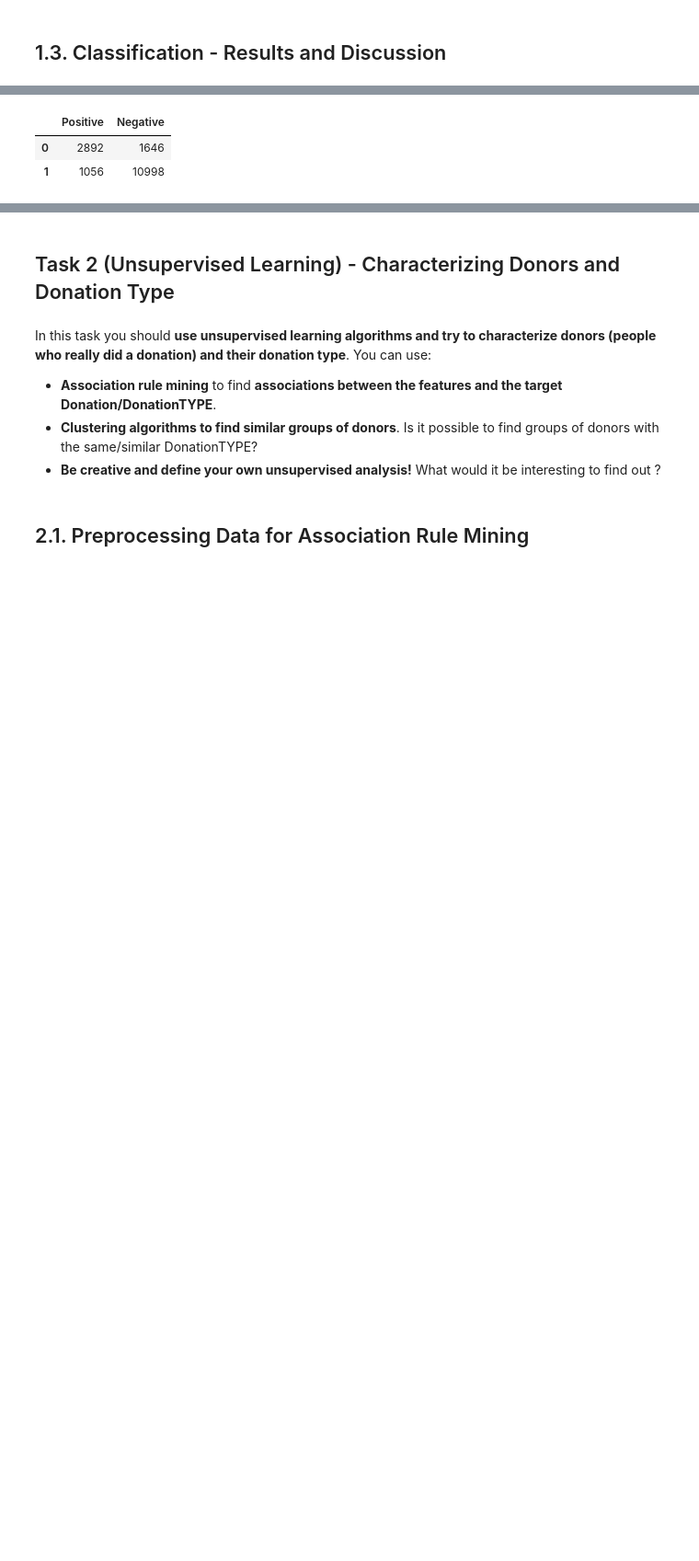
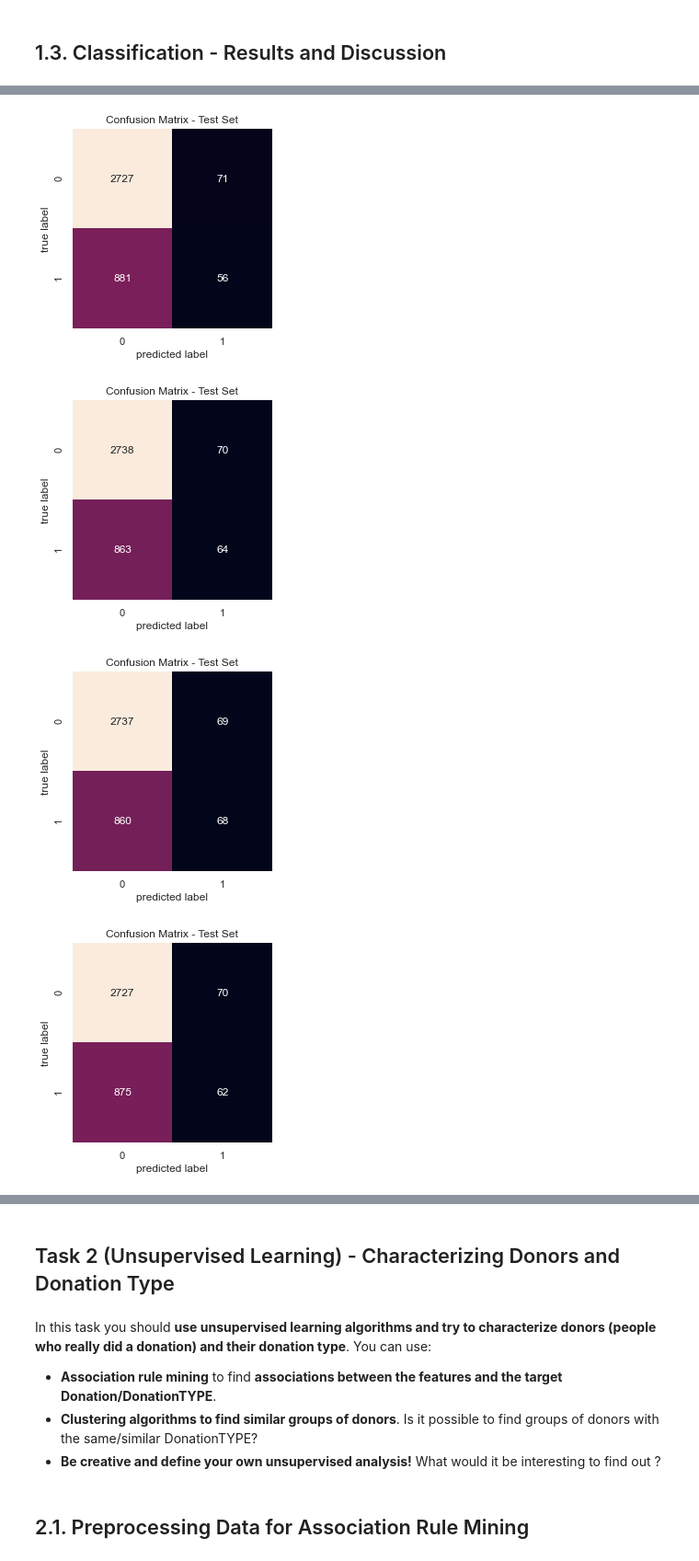
Before and after one commit to F-Madruga/Donation_Dataset_Predictions_FCUL, a Jupyter notebook: AA_202021_Project.ipynb, the cells around one changed output, grey strips where cells are left out. Shown: that part at 92% size. Saved outputs shown, nothing was run; the diff lists cells and outputs as text; code cells hidden in the pictures; blank space fills up the shorter version.

Commit message:
Change the cross validation and confusion matrix implementations

```diff
--- a/AA_202021_Project.ipynb
+++ b/AA_202021_Project.ipynb
@@ -555,5 +578,5 @@ df, encoders = transform_text(df, columns_to_encode)
 imputer = KNNImputer(n_neighbors=2, weights="uniform")
 df = pd.DataFrame(imputer.fit_transform(df), columns=df.columns)
 df['INCOME_GROUP'] = df['INCOME_GROUP'].astype(int)
+df['DONOR_AGE'] = df['DONOR_AGE'].astype(int)
 df['OVERLAY_SOURCE'] = df['OVERLAY_SOURCE'].astype(int)
-show_distribution(df,'DONOR_AGE')
@@ -591,5 +605,5 @@ show_balance(pd.DataFrame(table_y, columns=['TARGET_B']), 'TARGET_B')
 # %%
-X_train, X_test, y_train, y_test = train_test_split(table_X, table_y, random_state=42, test_size=0.3)
+#X_train, X_test, y_train, y_test = train_test_split(table_X, table_y, random_state=42, test_size=0.3)
 
-clf = RandomForestClassifier(max_depth=15, random_state=0)
-clf.fit(X_train, y_train)
+#clf = RandomForestClassifier(max_depth=15, random_state=0)
+#clf.fit(X_train, y_train)
@@ -631,11 +629,0 @@ clf_res
-# %%
-from sklearn.model_selection import cross_val_predict
-from sklearn.metrics import confusion_matrix
-y_pred = cross_val_predict(clf, donor_X, donor_y, cv=10)
-conf_mat = confusion_matrix(donor_y, y_pred)
-# %%
-pd.DataFrame(conf_mat, columns=['Positive', 'Negative'])
-# %% [output]
-|  | Positive | Negative |
-| 0 | 2892 | 1646 |
-| 1 | 1056 | 10998 |
@@ -659,0 +630,46 @@ knn_results
+# %%
+from sklearn.metrics import confusion_matrix, accuracy_score, precision_score, recall_score
+import seaborn as sns; sns.set()
+kf = KFold(n_splits=5, shuffle=True, random_state=42)
+sme = SMOTE(random_state=42)
+donor_X, donor_y, donor_features, donor_target = load_data(df.drop(columns=['TARGET_D', 'SES', 'DONATION_TYPE']), 'TARGET_B')
+# %%
+cross_val_f1_score_lst = []
+cross_val_accuracy_lst = []
+cross_val_recall_lst = []
+cross_val_precision_lst = []
+
+for fold, (train_index, test_index) in enumerate(kf.split(donor_X, donor_y), 1):
+    X_train = donor_X[train_index]
+    y_train = donor_y[train_index]
+    X_test = donor_X[test_index]
+    y_test = donor_y[test_index]
+
+    X_train_resampled, y_train_resampled = sme.fit_resample(X_train, y_train)
+
+    clf = RandomForestClassifier(criterion='gini', max_depth=15, random_state=42)
+    clf.fit(X_train_resampled, y_train_resampled )
+    y_pred = clf.predict(X_test)
+
+    cross_val_recall_lst.append(recall_score(y_test,  y_pred))
+    cross_val_accuracy_lst.append(accuracy_score(y_test,  y_pred))
+    cross_val_precision_lst.append(precision_score(y_test,  y_pred))
+    cross_val_f1_score_lst.append(f1_score(y_test,  y_pred))
+
+
+    cm = confusion_matrix(y_pred,  y_test)
+    sns.heatmap(cm.T, square=True, annot=True, fmt='d', cbar=False)
+    plt.xlabel('predicted label')
+    plt.ylabel('true label')
+    plt.title('Confusion Matrix - Test Set')
+    plt.show()
+
+print ('Cross validated accuracy: {}'.format(np.mean(cross_val_accuracy_lst)))
+print ('Cross validated recall score: {}'.format(np.mean(cross_val_recall_lst)))
+print ('Cross validated precision score: {}'.format(np.mean(cross_val_precision_lst)))
+print ('Cross validated f1_score: {}'.format(np.mean(cross_val_f1_score_lst)))
+# %% [output]
+[figure, added]
+[figure, added]
+[figure, added]
+[figure, added]
```
Also changed, not shown: parts of 41 cells of this notebook.
